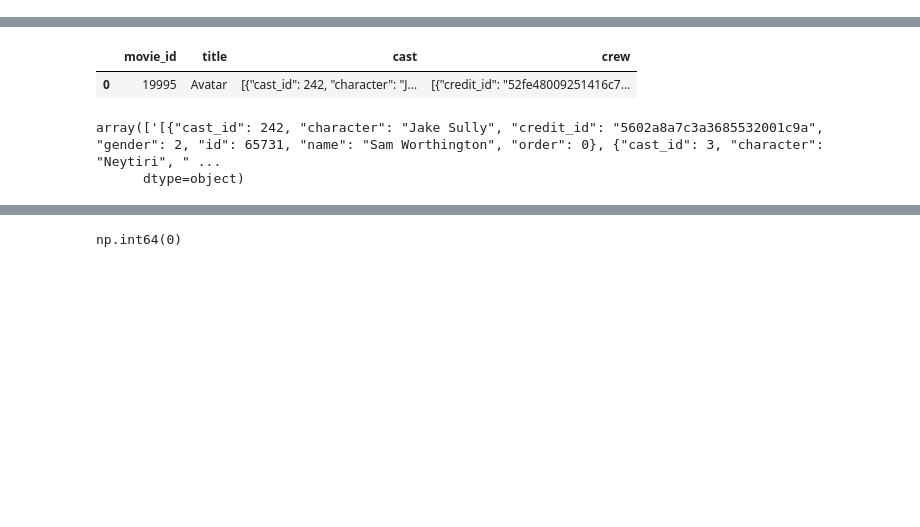
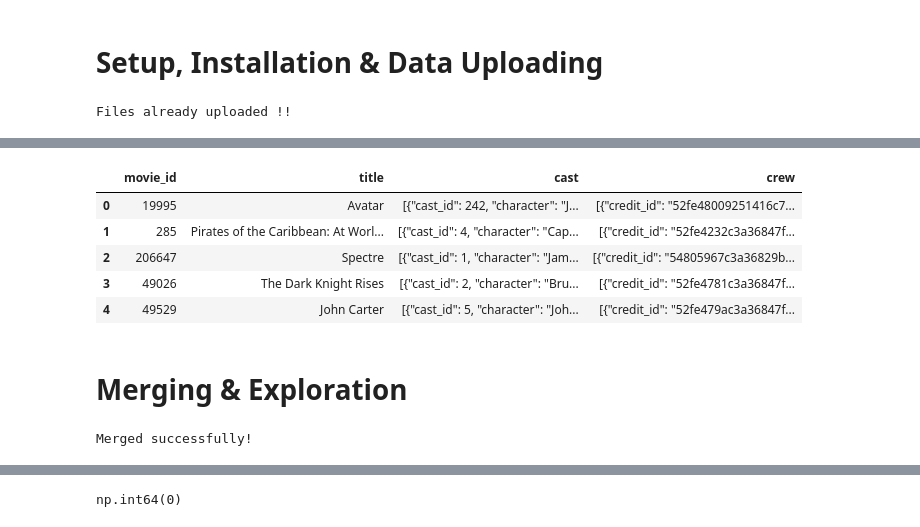
Before and after one commit to pranjallllllll/movie_recommender_system, a Jupyter notebook: Movie_Recommender_System.ipynb, the cells around one changed output, grey strips where cells are left out. Drawn from its saved outputs; the diff is of its cells as text; code cells hidden in the pictures; blank space fills up the shorter version.

```diff
--- a/Movie_Recommender_System.ipynb
+++ b/Movie_Recommender_System.ipynb
@@ -9,0 +15,2 @@ Saving tmdb_5000_movies.csv to tmdb_5000_movies.csv
+# %% [markdown]
+# Setup, Installation & Data Uploading
@@ -10,3 +37,16 @@ Saving tmdb_5000_movies.csv to tmdb_5000_movies.csv
+# %%
+# Check for both movies and credits files
+check_movies = os.path.exists('tmdb_5000_movies.csv')
+check_credits = os.path.exists('tmdb_5000_credits.csv')
+
+# Only skip upload if both movies and credits files are already uploaded.
+if check_movies and check_credits:
+  print("Files already uploaded !!")
+else:
+  print("Files not found, please upload them asap:")
+  upload_files = files.upload()
+# %% [output]
+Files already uploaded !!
 # %%
 movies = pd.read_csv("tmdb_5000_movies.csv")
 credits = pd.read_csv("tmdb_5000_credits.csv")
@@ -16,12 +56,11 @@ movies.head(1)
 |  | budget | genres | homepage | id | keywords | original_language | original_title | overview | ... |
 | 0 | 237000000 | [{"id": 28, "name": "Action"}, {"... | http://www.avatarmovie.com/ | 19995 | [{"id": 1463, "name": "culture cl... | en | Avatar | In the 22nd century, a paraplegic... | ... |
 # %%
-credits.head(1)
+credits.head()
 # %% [output]
 |  | movie_id | title | cast | crew |
 | 0 | 19995 | Avatar | [{"cast_id": 242, "character": "J... | [{"credit_id": "52fe48009251416c7... |
+| 1 | 285 | Pirates of the Caribbean: At Worl... | [{"cast_id": 4, "character": "Cap... | [{"credit_id": "52fe4232c3a36847f... |
+| 2 | 206647 | Spectre | [{"cast_id": 1, "character": "Jam... | [{"credit_id": "54805967c3a36829b... |
+| 3 | 49026 | The Dark Knight Rises | [{"cast_id": 2, "character": "Bru... | [{"credit_id": "52fe4781c3a36847f... |
+| 4 | 49529 | John Carter | [{"cast_id": 5, "character": "Joh... | [{"credit_id": "52fe479ac3a36847f... |
-# %%
-credits.head(1)['cast'].values
-# %% [output]
-array(['[{"cast_id": 242, "character": "Jake Sully", "credit_id": "5602a8a7c3a3685532001c9a", "gender": 2, "id": 65731, "name": "Sam Worthington", "order": 0}, {"cast_id": 3, "character": "Neytiri", " ...
-      dtype=object)
@@ -29,0 +67,2 @@ movies = movies.merge(credits,on='title')
+# %% [markdown]
+# Merging & Exploration
@@ -30,3 +74,19 @@ movies = movies.merge(credits,on='title')
+# %%
+# Merge the movies and credits DataFrames using their unique IDs
+# 'id' comes from the movies DataFrame and 'movie_id' comes from the credits DataFrame
+
+# Check whether the merge has already been performed
+# The 'cast' column exists in the credits DataFrame but not in the original movies DataFrame
+if 'cast' not in movies.columns and 'crew' not in movies.columns:
+    # If 'cast' is missing, perform the merge
+    movies = movies.merge(credits, left_on='id', right_on='movie_id')
+
+    print("Merged successfully!")
+else:
+    # If 'cast' exists, the data is already merged
+    print("Data is already merged.")
+# %% [output]
+Merged successfully!
 # %%
 movies.head(1)
 # %% [output]
```
Also changed, not shown: parts of 72 cells of this notebook.
